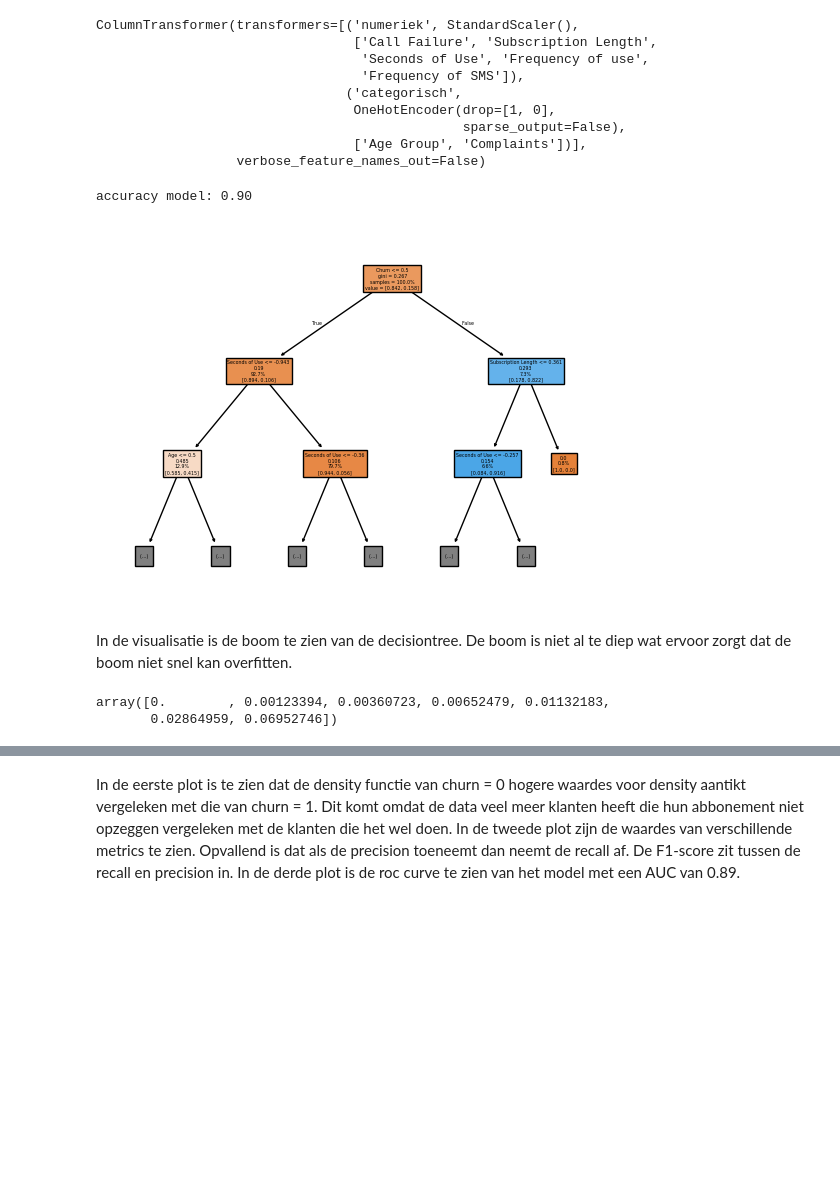
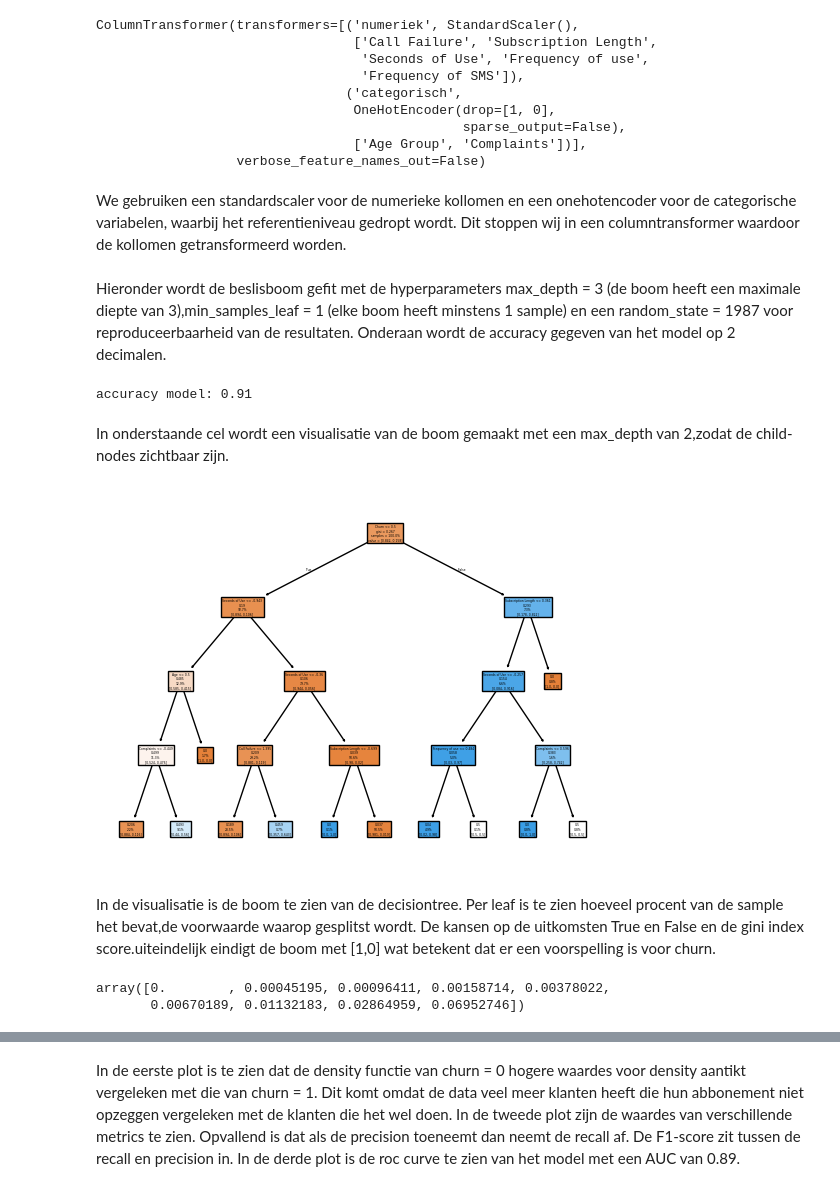
Before and after one commit to Timvc03/Sinusgroep-A31, a Jupyter notebook: DecisionTree/Datapreperation & Modeling beslisboom.ipynb, the cells around one changed output, grey strips where cells are left out. Drawn from its saved outputs; the diff is of its cells as text; code cells hidden in the pictures; blank space fills up the shorter version.

```diff
--- a/DecisionTree/Datapreperation & Modeling beslisboom.ipynb
+++ b/DecisionTree/Datapreperation & Modeling beslisboom.ipynb
@@ -52,44 +52,49 @@ ColumnTransformer(transformers=[('numeriek', StandardScaler(),
                                                sparse_output=False),
                                  ['Age Group', 'Complaints'])],
                   verbose_feature_names_out=False)
+# %% [markdown]
+We gebruiken een standardscaler voor de numerieke kollomen en een onehotencoder voor de categorische variabelen, waarbij het referentieniveau gedropt wordt. Dit stoppen wij in een columntransformer waardoor de kollomen getransformeerd worden.
+# %% [markdown]
+Hieronder wordt de beslisboom gefit met de hyperparameters max_depth = 3 (de boom heeft een maximale diepte van 3),min_samples_leaf = 1 (elke boom heeft minstens 1 sample) en een random_state = 1987 voor reproduceerbaarheid van de resultaten. Onderaan wordt de accuracy gegeven van het model op 2 decimalen.
 # %%
 # De beslisboom wordt gefit.
 X_train = data_train.drop(columns = ['Churn'])
 y_train = data_train['Churn']
 
 model = Pipeline([('preprocessing', dataprep),
-                  ('model', DecisionTreeClassifier(max_depth = 3,
+                  ('model', DecisionTreeClassifier(max_depth = 4,
                                                    min_samples_leaf=1,random_state = 1987))])
 # de hyperparameters zijn zo gekozen,omdat het aanbevolen wordt door de userguide van sklearn.
 model.fit(X_train, y_train)
 y_pred =model.predict(X_train)
 print(f'accuracy model: {accuracy_score(y_train,y_pred):.2f}')
 # %% [output]
-accuracy model: 0.90
+accuracy model: 0.91
+# %% [markdown]
+In onderstaande cel wordt een visualisatie van de boom gemaakt met een max_depth van 2,zodat de child-nodes zichtbaar zijn.
 # %%
 # In deze cel wordt een plot gemaakt van de boom.
 # De diepte van de plot is 1 zodat de waarden duidelijk zichtbaar.
 
 plot_tree(model.named_steps['model'],
-            max_depth = 2,
             feature_names = data_train.columns,
             filled = True,
             proportion=True,
             label = 'root')
 plt.show()
 # %% [output]
-[figure, old version]
+[figure, new version]
 # %% [markdown]
-In de visualisatie is de boom te zien van de decisiontree. De boom is niet al te diep wat ervoor zorgt dat de boom niet snel kan overfitten.
+In de visualisatie is de boom te zien van de decisiontree. Per leaf is te zien hoeveel procent van de sample het bevat,de voorwaarde waarop gesplitst wordt. De kansen op de uitkomsten True en False en de gini index score.uiteindelijk eindigt de boom met [1,0] wat betekent dat er een voorspelling is voor churn.
 # %%
 # De waardes van alpha worden gehaald uit de volledige boom.
 
-alphas = DecisionTreeClassifier(max_depth = 3,min_samples_leaf = 1,random_state = 1987).fit(X_train, y_train).cost_complexity_pruning_path(X_train, y_train)
+alphas = DecisionTreeClassifier(max_depth = 4,min_samples_leaf = 1,random_state = 1987).fit(X_train, y_train).cost_complexity_pruning_path(X_train, y_train)
 alphas = np.unique(alphas['ccp_alphas'])
 alphas
 # %% [output]
-array([0.        , 0.00123394, 0.00360723, 0.00652479, 0.01132183,
-       0.02864959, 0.06952746])
+array([0.        , 0.00045195, 0.00096411, 0.00158714, 0.00378022,
+       0.00670189, 0.01132183, 0.02864959, 0.06952746])
 # %%
 # Hieronder wordt een gridsearch uitgevoerd om de beste waarde van alpha te bepalen.
 # Dit doen wij aan de hand van de roc_auc score.
```
Also changed, not shown: parts of 9 cells of this notebook.
